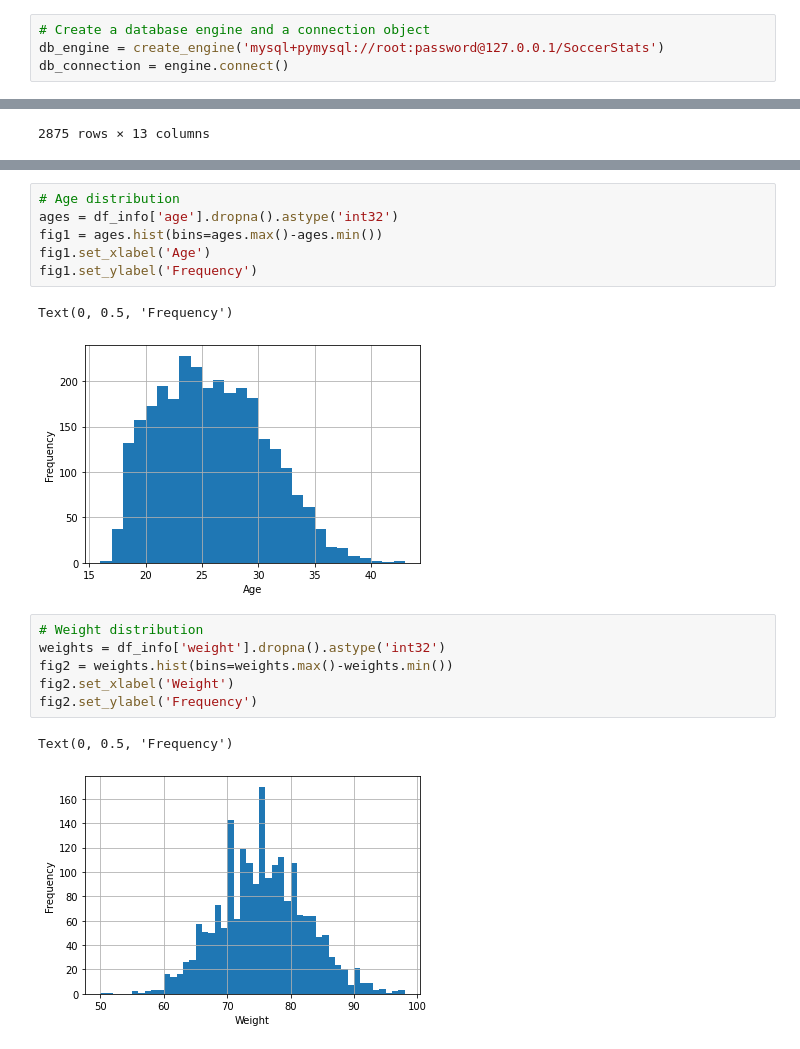
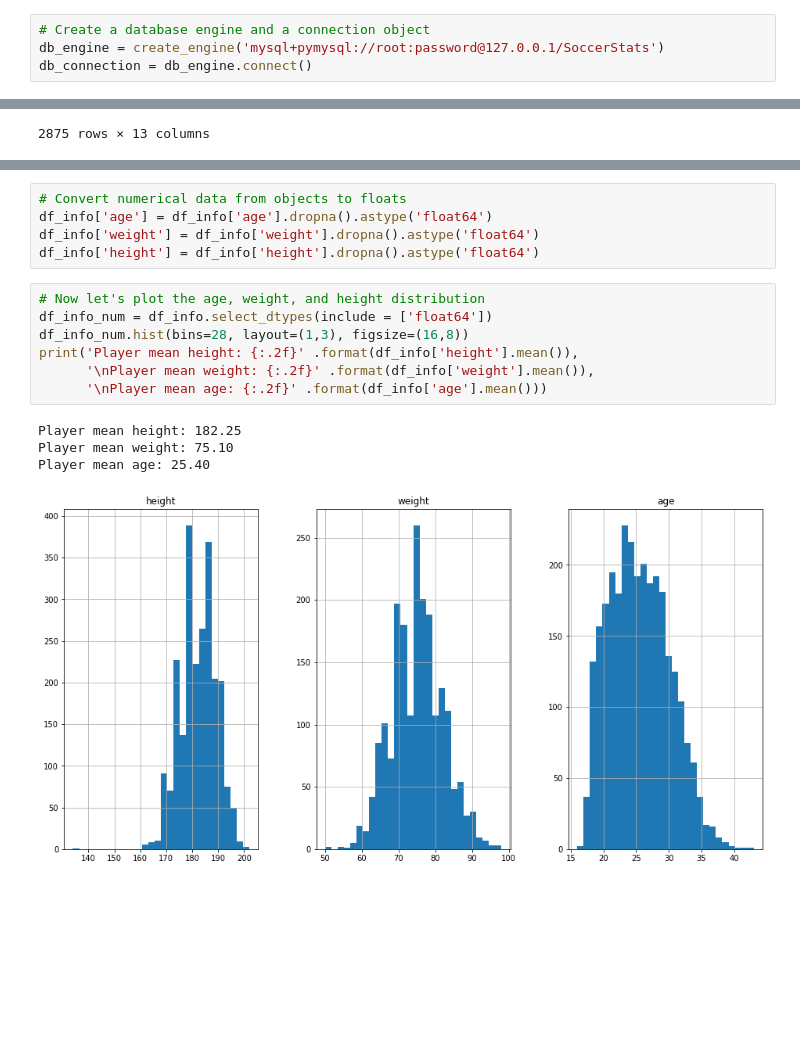
Before and after one commit to biniyamYohannes/fbref-EDA, a Jupyter notebook: player_eda.ipynb, the cells around one changed output, grey strips where cells are left out. Cells and saved outputs as stored; diff of their text form; blank space fills up the shorter version.

Commit message:
some more plots

```diff
--- a/player_eda.ipynb
+++ b/player_eda.ipynb
@@ -7,6 +8,6 @@ import matplotlib.pyplot as plt
 # %%
 # Create a database engine and a connection object
 db_engine = create_engine('mysql+pymysql://root:password@127.0.0.1/SoccerStats')
-db_connection = engine.connect()
+db_connection = db_engine.connect()
 # %%
 # Load all tables from the database
@@ -58,19 +49,18 @@ age                  object
 dtype: object
 # %%
-# Age distribution
-ages = df_info['age'].dropna().astype('int32')
-fig1 = ages.hist(bins=ages.max()-ages.min())
-fig1.set_xlabel('Age')
-fig1.set_ylabel('Frequency')
+# Convert numerical data from objects to floats
+df_info['age'] = df_info['age'].dropna().astype('float64')
+df_info['weight'] = df_info['weight'].dropna().astype('float64')
+df_info['height'] = df_info['height'].dropna().astype('float64')
-# %% [output]
-Text(0, 0.5, 'Frequency')
-[figure, removed]
 # %%
-# Weight distribution
-weights = df_info['weight'].dropna().astype('int32')
-fig2 = weights.hist(bins=weights.max()-weights.min())
-fig2.set_xlabel('Weight')
-fig2.set_ylabel('Frequency')
+# Now let's plot the age, weight, and height distribution
+df_info_num = df_info.select_dtypes(include = ['float64'])
+df_info_num.hist(bins=28, layout=(1,3), figsize=(16,8))
+print('Player mean height: {:.2f}' .format(df_info['height'].mean()),
+      '\nPlayer mean weight: {:.2f}' .format(df_info['weight'].mean()),
+      '\nPlayer mean age: {:.2f}' .format(df_info['age'].mean()))
 # %% [output]
-Text(0, 0.5, 'Frequency')
+Player mean height: 182.25
+Player mean weight: 75.10
+Player mean age: 25.40
-[figure, old version]
+[figure, new version]
```
Also changed, not shown: parts of 8 cells of this notebook.
